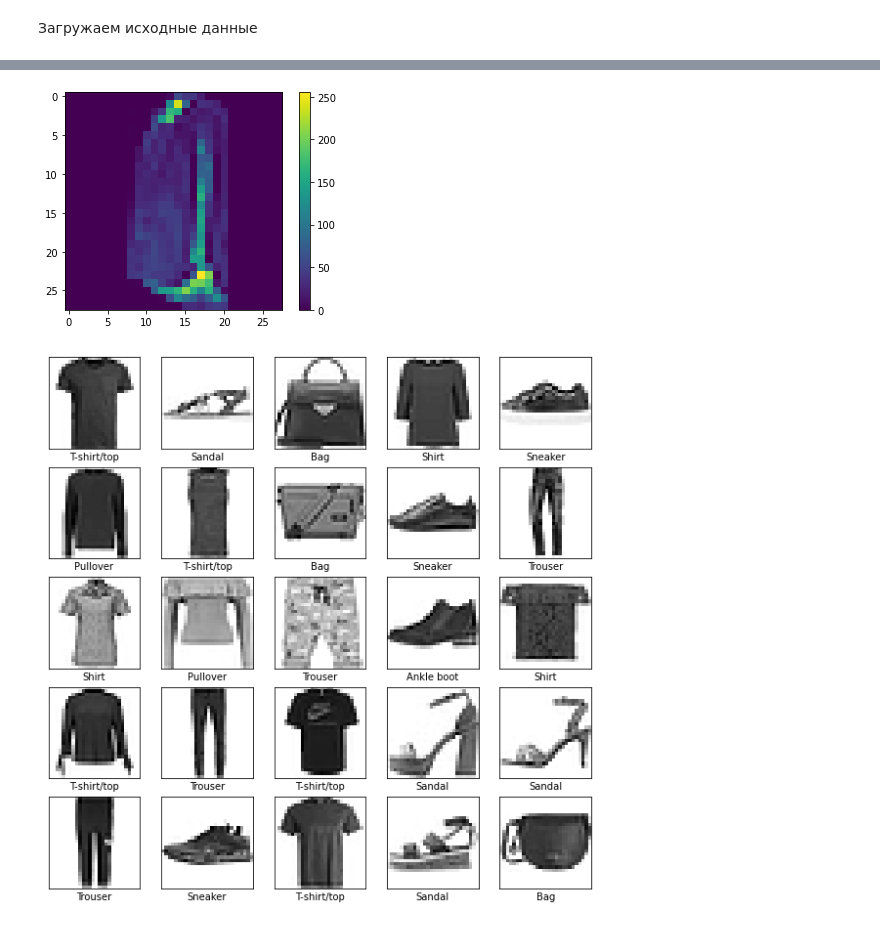
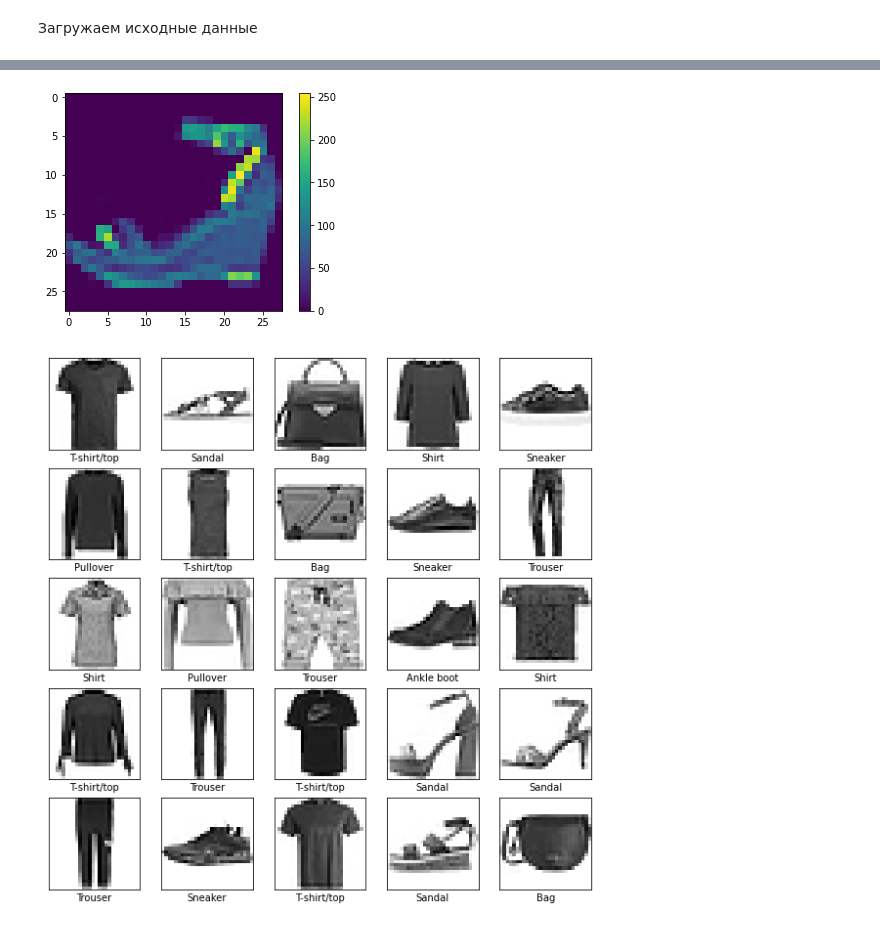
Before and after one commit to eridanletalis/GB_nn, a Jupyter notebook: hw3.ipynb, the cells around one changed output, grey strips where cells are left out. Drawn from its saved outputs; the diff is of its cells as text; code cells hidden in the pictures.

```diff
--- a/hw3.ipynb
+++ b/hw3.ipynb
@@ -113,12 +172,12 @@ y_train_labels = to_categorical(train_labels)
 y_test_labels = to_categorical(test_labels)
 # %%
 plt.figure()
-plt.imshow(train_images[8879])
+plt.imshow(train_images[8839])
 plt.colorbar()
 plt.grid(False)
 plt.show()
 # %% [output]
-[figure, old version]
+[figure, new version]
 # %%
 train_images = train_images / 255.0
 
```
Also changed, not shown: parts of 67 cells of this notebook.
